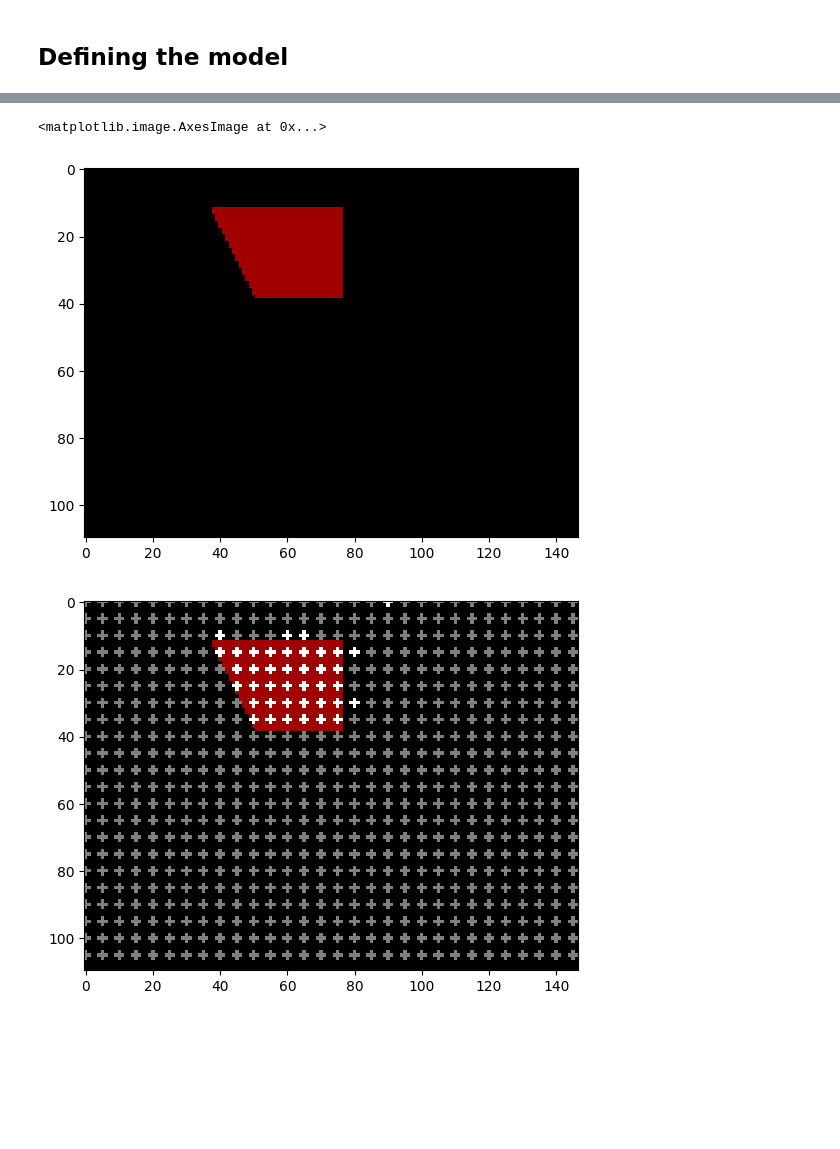
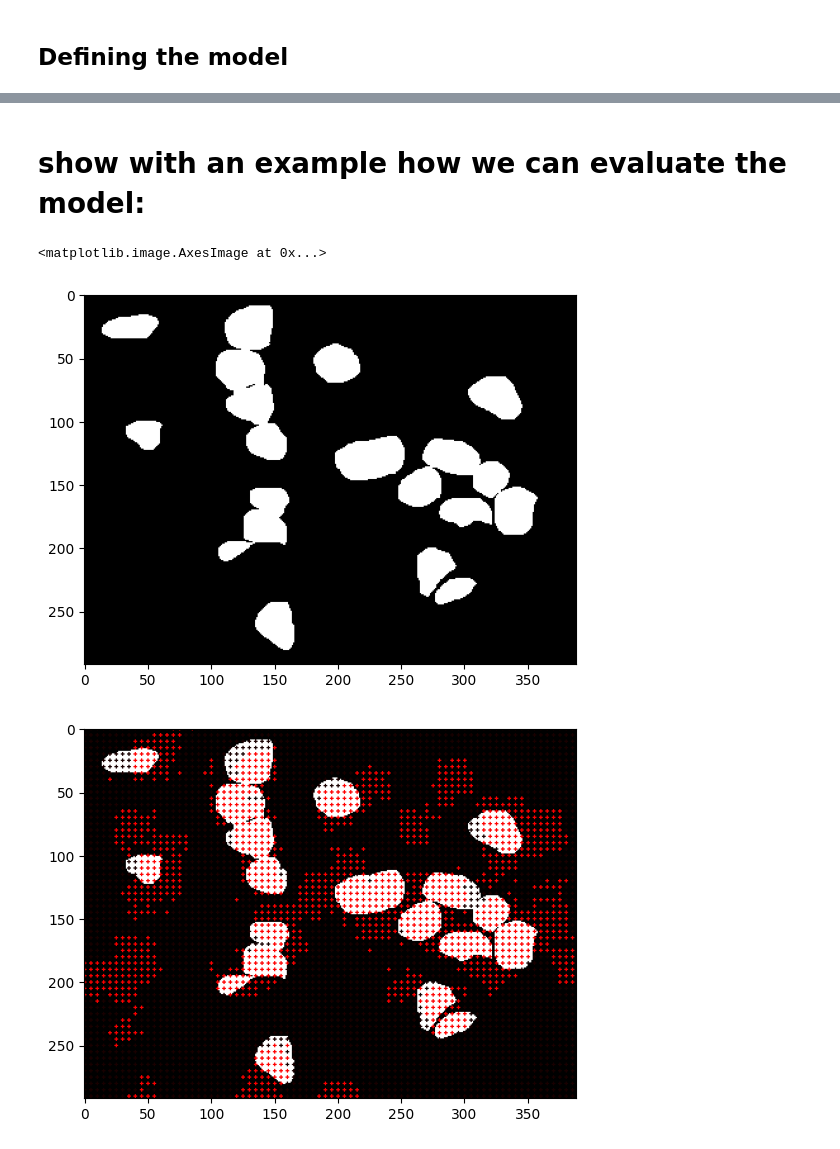
Before and after one commit to tadeohepperle/advanced_bioimage_programming, a Jupyter notebook: bioimage_programming_final_project/index.ipynb, the cells around one changed output, grey strips where cells are left out. Saved outputs shown, nothing was run; the diff lists cells and outputs as text; code cells hidden in the pictures; blank space fills up the shorter version.

Commit message:
working predictions

```diff
--- a/bioimage_programming_final_project/index.ipynb
+++ b/bioimage_programming_final_project/index.ipynb
@@ -200,8 +200,8 @@ resized image DISH1/125121A_S20200928_0014 from 1600x1200 to 389x292
 we want to be able to predict for every 10th pixel in x and y direction.
 # %%
 all_train_images_partial_paths = [
-    "TEST/test"
-    # "DISH1/125121A_S20200928_0014",
+    # "TEST/test"
+    "DISH1/125121A_S20200928_0014",
     # "DISH1/125121A_S20200928_0017",
     # "DISH1/1931427A_S20200928_0005",
     # "DISH1/1931427A_S20200928_0014",
@@ -338,11 +338,12 @@ Epoch 200/200
 <tensorflow.python.keras.callbacks.History at 0x...>
+# %% [markdown]
+# show with an example how we can evaluate the model:
 # %%
-
 def draw_annotations(image: cv.Mat, annotations: List[AnnotationPoly]) -> cv.Mat:
     output = image.copy()
     for a in annotations:
         points = np.array([point for point in a.points], np.int32)
-        output = cv.fillPoly(output, pts=[points], color=(160,0,0))
+        output = cv.fillPoly(output, pts=[points], color=(255,255,255))
         plt.imshow(output)
     return output
 
@@ -354,7 +355,7 @@ im_with_annotations = draw_annotations(empty, train_im.resized_annotations)
 plt.imshow(im_with_annotations)
 # %% [output]
 <matplotlib.image.AxesImage at 0x...>
-[figure, old version]
+[figure, new version]
 # %%
 import math
 
@@ -381,56 +382,34 @@ def get_prediction_grid(model: Sequential, image: cv.Mat) -> PredictionGrid:
         for ((i,j,grid_i,grid_j,_),p) in zip(batch, predictions):
             dic[(grid_i,grid_j)]= (i,j,float(p))
     return dic
 
 def filter_grid(prediction_grid: PredictionGrid, cutoff: float = 0.5) -> PredictionGrid:
     return { (grid_i,grid_j): (i,j,p) for ((grid_i,grid_j), (i,j,p)) in prediction_grid.items() if p >= cutoff }
 
 
 def prediction_to_color(p):
     # c = (255-int(p*255)*2, 100, int(p*255) * 2)
     # p  = np.clip(p-0.5*2 + 1 ,0,1)
-    p = 0.5 if p<0.5 else 1.0
-    return (int(p*255),int(p*255),int(p*255))
+    p = 0.1 if p<0.5 else 1.0
+    return (int(p*255),0,0)
 
 def draw_prediction_grid(image: cv.Mat, grid: PredictionGrid):
     # draw a dot in the rescaled train_image for each element:
     output: cv.Mat = image.copy()
     output_dots_only: cv.Mat = image.copy()
     output_dots_only[:,:,:] = 0.0
     for ((grid_i,grid_j), (i,j,p)) in grid.items():
         color = prediction_to_color(p)
         cv.drawMarker(output,(int(j),int(i)), color=color, markerType=cv.MARKER_CROSS,
         thickness=1, markerSize=int(PIXEL_GRID_SIZE / 2))
         # cv.drawMarker(output_dots_only,(int(j),int(i)), color=color, markerType=cv.MARKER_CROSS,
         # thickness=1, markerSize=int(PIXEL_GRID_SIZE / 2))
     plt.imshow(output)
     plt.show()
     # plt.imshow(output_dots_only)
     # plt.show()
 
-
-def prediction_grid_to_circles(grid: PredictionGrid) -> List[np.ndarray]:
-    circles: List[np.ndarray] = []
-    for ((grid_i,grid_j), (i,j,p)) in grid.items():
-        point_seq = Point(i,j).buffer(PIXEL_GRID_SIZE / 2).exterior.coords
-        points = np.array([point for point in point_seq], np.int32)
-        circles.append(points)
-    return circles
-
-def draw_point_shapes_on_image(image: cv.Mat, polys: List[np.ndarray]) -> cv.Mat:
-    output = cv.fillPoly(im, pts=polys, color=(0,255,255))
-    plt.imshow(output)
-    return output
-
-
-
-
-
-im = train_im.resized
-grid = get_prediction_grid(model, im)
+grid = get_prediction_grid(model, train_im.resized)
 draw_prediction_grid(im_with_annotations, grid)
-
-# circles = prediction_grid_to_circles(filtered_grid)
-# draw_point_shapes_on_image(im, circles)
 # %% [output]
-[figure, old version]
+[figure, new version]
```
Also changed, not shown: parts of 4 cells of this notebook, 3 other files.
